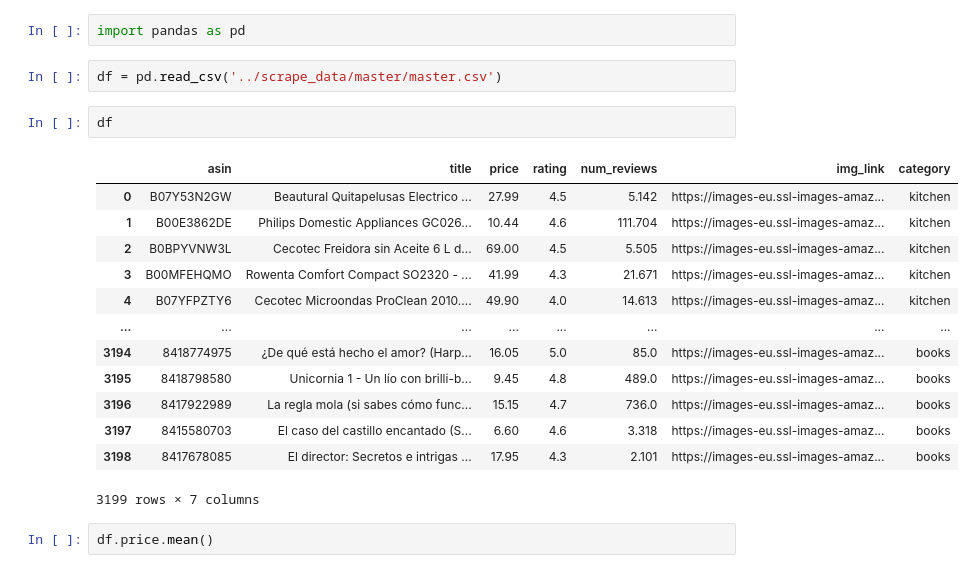
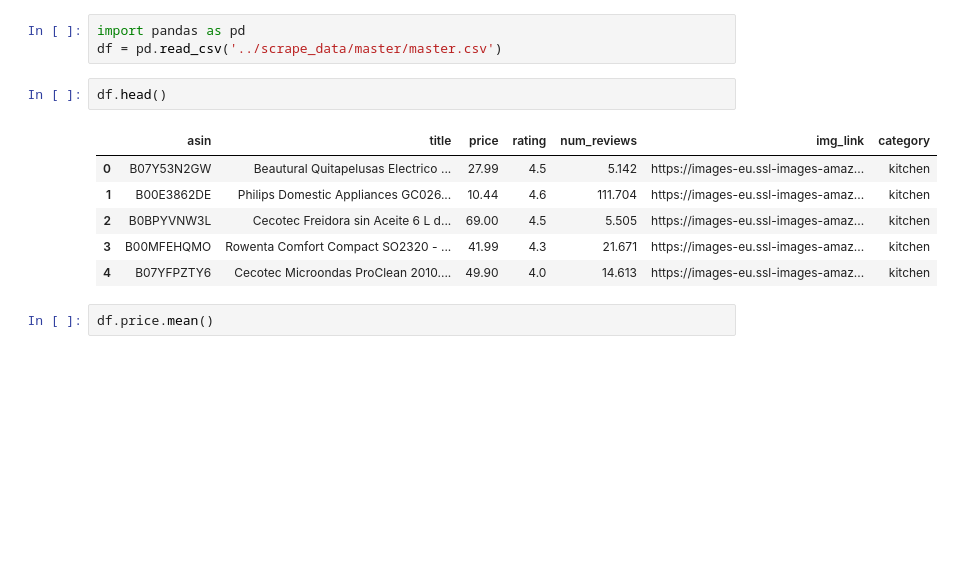
Before and after one commit to BorjaSilla/Amazon-ETL-Project, a Jupyter notebook: notebooks/mastercsv.ipynb, the cells around one changed output. Saved outputs shown, nothing was run; the diff lists cells and outputs as text; blank space fills up the shorter version.

```diff
--- a/notebooks/mastercsv.ipynb
+++ b/notebooks/mastercsv.ipynb
@@ -28,23 +46,15 @@ master.to_csv("../scrape_data/master/master.csv", index=False)
 # %%
 import pandas as pd
+df = pd.read_csv('../scrape_data/master/master.csv')
-# %%
-df = pd.read_csv('../scrape_data/master/master.csv')
 # %%
-df
+df.head()
 # %% [output]
 |  | asin | title | price | rating | num_reviews | img_link | category |
 | 0 | B07Y53N2GW | Beautural Quitapelusas Electrico ... | 27.99 | 4.5 | 5.142 | https://images-eu.ssl-images-amaz... | kitchen |
 | 1 | B00E3862DE | Philips Domestic Appliances GC026... | 10.44 | 4.6 | 111.704 | https://images-eu.ssl-images-amaz... | kitchen |
 | 2 | B0BPYVNW3L | Cecotec Freidora sin Aceite 6 L d... | 69.00 | 4.5 | 5.505 | https://images-eu.ssl-images-amaz... | kitchen |
 | 3 | B00MFEHQMO | Rowenta Comfort Compact SO2320 - ... | 41.99 | 4.3 | 21.671 | https://images-eu.ssl-images-amaz... | kitchen |
 | 4 | B07YFPZTY6 | Cecotec Microondas ProClean 2010.... | 49.90 | 4.0 | 14.613 | https://images-eu.ssl-images-amaz... | kitchen |
-| ... | ... | ... | ... | ... | ... | ... | ... |
-| 3194 | 8418774975 | ¿De qué está hecho el amor? (Harp... | 16.05 | 5.0 | 85.0 | https://images-eu.ssl-images-amaz... | books |
-| 3195 | 8418798580 | Unicornia 1 - Un lío con brilli-b... | 9.45 | 4.8 | 489.0 | https://images-eu.ssl-images-amaz... | books |
-| 3196 | 8417922989 | La regla mola (si sabes cómo func... | 15.15 | 4.7 | 736.0 | https://images-eu.ssl-images-amaz... | books |
-| 3197 | 8415580703 | El caso del castillo encantado (S... | 6.60 | 4.6 | 3.318 | https://images-eu.ssl-images-amaz... | books |
-| 3198 | 8417678085 | El director: Secretos e intrigas ... | 17.95 | 4.3 | 2.101 | https://images-eu.ssl-images-amaz... | books |
-3199 rows × 7 columns
 # %%
 df.price.mean()
 # %% [output]
```
Also changed, not shown: parts of 6 cells of this notebook, 1 other file.
